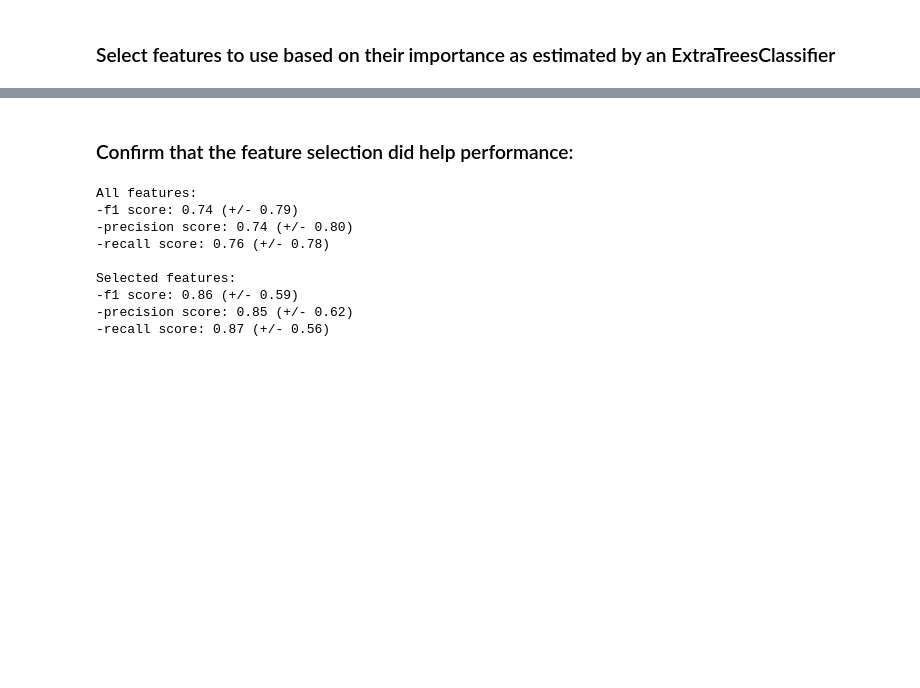
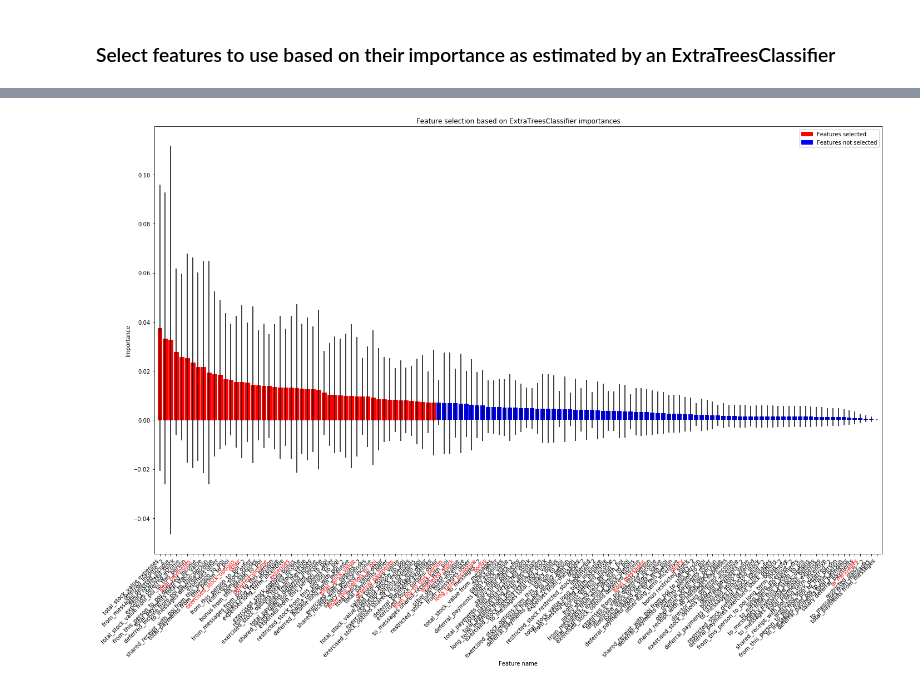
Before and after one commit to trnoriega/enron-data-classifier, a Jupyter notebook: feature_selection.ipynb, the cells around one changed output, grey strips where cells are left out. Saved outputs shown, nothing was run; the diff lists cells and outputs as text; code cells hidden in the pictures; blank space fills up the shorter version.

Commit message:
Modify feature_selection and summary to reflect pipeline use

```diff
--- a/feature_selection.ipynb
+++ b/feature_selection.ipynb
@@ -97,0 +14,17 @@ print '%i negative values changed to zero' % count
+# %%
+import pickle
+
+with open('imputer_dicts.pkl', 'rb') as f:
+    imputer_dicts = pickle.load(f)
+
+mean_data_dict = imputer_dicts['mean']
+
+# Start with all features except: 'email_address'
+all_feature_names = ['poi', 'salary', 'to_messages', 'deferral_payments', 'total_payments',\
+'exercised_stock_options', 'bonus', 'restricted_stock', 'shared_receipt_with_poi',\
+'restricted_stock_deferred', 'total_stock_value', 'expenses', 'loan_advances',\
+'from_messages', 'other', 'from_this_person_to_poi', 'director_fees', 'deferred_income',\
+'long_term_incentive', 'from_poi_to_this_person']
+
+mean_data = featureFormat(mean_data_dict, all_feature_names)
+labels, features = mean_data[:,0], mean_data[:, 1:]
@@ -98,2 +33,18 @@ print '%i negative values changed to zero' % count
+# %%
+from sklearn.pipeline import Pipeline
+from sklearn.preprocessing import StandardScaler, PolynomialFeatures
+from sklearn.feature_selection import SelectFromModel
+from sklearn.ensemble import ExtraTreesClassifier, RandomForestClassifier
+from sklearn.naive_bayes import GaussianNB
+
+pipe = Pipeline([
+                 ('scaler', StandardScaler()),
+                 ('polynomials', PolynomialFeatures(2)),
+                 ('feature_selr', SelectFromModel(
+                                                 ExtraTreesClassifier(
+                                                     random_state=2,
+                                                     class_weight='balanced'),
+                                                 threshold='1.5*mean'))
+                ])
 # %% [markdown]
 ### Select features to use based on their importance as estimated by an ExtraTreesClassifier
@@ -120,35 +50,0 @@ selected_feature_names = importance_plotter(all_features, all_labels,
-# %% [markdown]
-### Confirm that the feature selection did help performance:
-# %%
-from sklearn.naive_bayes import GaussianNB
-from sklearn.model_selection import cross_val_score, StratifiedShuffleSplit
-from sklearn import metrics
-
-# Make features and labels based on the new selection
-selected_feature_names.insert(0, 'poi')
-selected_features, selected_labels = make_features_labels(fin_data, selected_feature_names)
-
-clf = GaussianNB()
-def fit_print_scores(clf, features, labels):
-    splits = 100
-    scores = ['f1', 'precision', 'recall']
-    for score in scores:
-        values = cross_val_score(clf, features, labels, cv=splits, scoring='%s_macro' % score)
-        print '-%s score: %0.2f (+/- %0.2f)' % (score,
-                                               values.mean(),
-                                               values.std() * 2)
-
-print 'All features:'
-fit_print_scores(clf, all_features, all_labels)
-print '\nSelected features:'
-fit_print_scores(clf, selected_features, selected_labels)
-# %% [output]
-All features:
--f1 score: 0.74 (+/- 0.79)
--precision score: 0.74 (+/- 0.80)
--recall score: 0.76 (+/- 0.78)
-
-Selected features:
--f1 score: 0.86 (+/- 0.59)
--precision score: 0.85 (+/- 0.62)
--recall score: 0.87 (+/- 0.56)
@@ -157,0 +112,5 @@ with open('selected_feature_names.pkl', 'wb') as f:
+# %%
+pipe.fit(features, labels)
+selected_names = importance_plotter(pipe, all_feature_names[1:])
+# %% [output]
+[figure, added]
```
Also changed, not shown: parts of 9 cells of this notebook, 1 other file.
